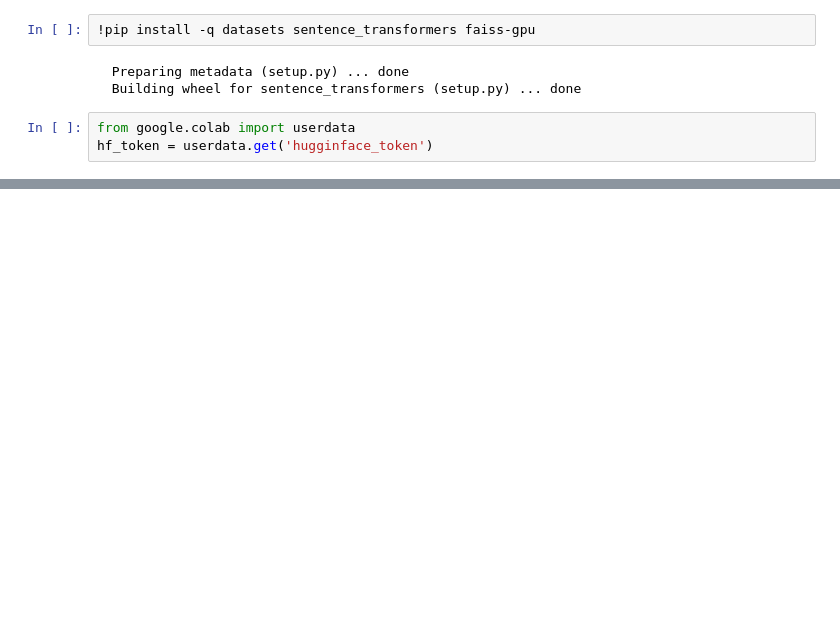
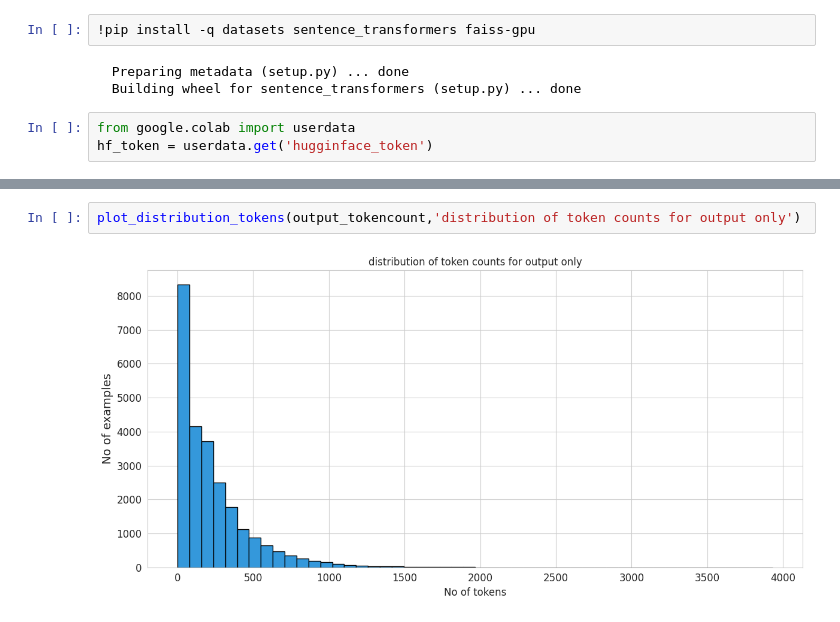
Before and after one commit to vedica1011/NLP_BERT_TL, a Jupyter notebook: finetune_lamma2.ipynb, the cells around one changed output, grey strips where cells are left out. Cells and saved outputs as stored; diff of their text form; blank space fills up the shorter version.

```diff
--- a/finetune_lamma2.ipynb
+++ b/finetune_lamma2.ipynb
@@ -14,0 +63,4 @@ import sentence_transformers
+# %%
+plot_distribution_tokens(output_tokencount,'distribution of token counts for output only')
+# %% [output]
+[figure, added]
```
Also changed, not shown: parts of 12 cells of this notebook.
